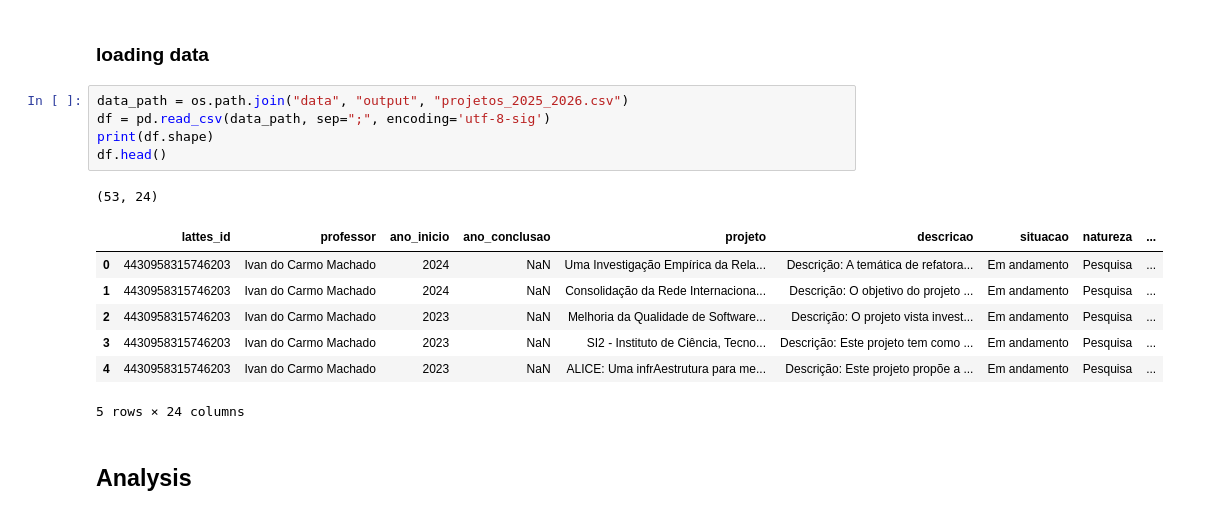
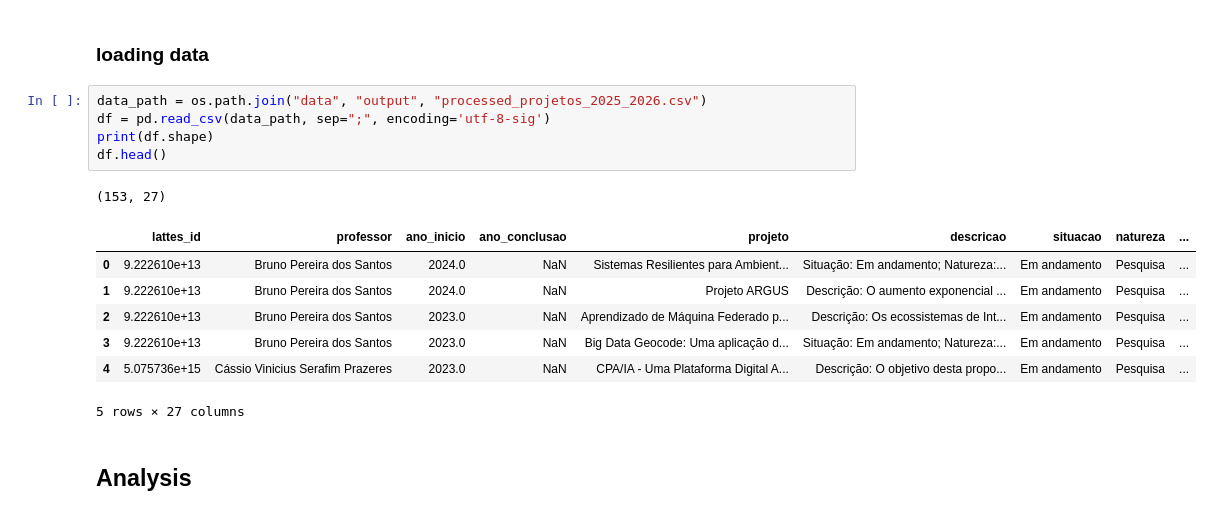
Before and after one commit to fernandanlisboa/analysing_lattes_projects, a Jupyter notebook: analysis.ipynb, the cells around one changed output. Drawn from its saved outputs; the diff is of its cells as text.

```diff
--- a/analysis.ipynb
+++ b/analysis.ipynb
@@ -15,19 +15,19 @@ import seaborn as sns
 # %% [markdown]
 ### loading data
 # %%
-data_path = os.path.join("data", "output", "projetos_2025_2026.csv")
+data_path = os.path.join("data", "output", "processed_projetos_2025_2026.csv")
 df = pd.read_csv(data_path, sep=";", encoding='utf-8-sig')
 print(df.shape)
 df.head()
 # %% [output]
-(53, 24)
+(153, 27)
 |  | lattes_id | professor | ano_inicio | ano_conclusao | projeto | descricao | situacao | natureza | ... |
-| 0 | 4430958315746203 | Ivan do Carmo Machado | 2024 | NaN | Uma Investigação Empírica da Rela... | Descrição: A temática de refatora... | Em andamento | Pesquisa | ... |
-| 1 | 4430958315746203 | Ivan do Carmo Machado | 2024 | NaN | Consolidação da Rede Internaciona... | Descrição: O objetivo do projeto ... | Em andamento | Pesquisa | ... |
-| 2 | 4430958315746203 | Ivan do Carmo Machado | 2023 | NaN | Melhoria da Qualidade de Software... | Descrição: O projeto vista invest... | Em andamento | Pesquisa | ... |
-| 3 | 4430958315746203 | Ivan do Carmo Machado | 2023 | NaN | SI2 - Instituto de Ciência, Tecno... | Descrição: Este projeto tem como ... | Em andamento | Pesquisa | ... |
-| 4 | 4430958315746203 | Ivan do Carmo Machado | 2023 | NaN | ALICE: Uma infrAestrutura para me... | Descrição: Este projeto propõe a ... | Em andamento | Pesquisa | ... |
+| 0 | 9.222610e+13 | Bruno Pereira dos Santos | 2024.0 | NaN | Sistemas Resilientes para Ambient... | Situação: Em andamento; Natureza:... | Em andamento | Pesquisa | ... |
+| 1 | 9.222610e+13 | Bruno Pereira dos Santos | 2024.0 | NaN | Projeto ARGUS | Descrição: O aumento exponencial ... | Em andamento | Pesquisa | ... |
+| 2 | 9.222610e+13 | Bruno Pereira dos Santos | 2023.0 | NaN | Aprendizado de Máquina Federado p... | Descrição: Os ecossistemas de Int... | Em andamento | Pesquisa | ... |
+| 3 | 9.222610e+13 | Bruno Pereira dos Santos | 2023.0 | NaN | Big Data Geocode: Uma aplicação d... | Situação: Em andamento; Natureza:... | Em andamento | Pesquisa | ... |
+| 4 | 5.075736e+15 | Cássio Vinicius Serafim Prazeres | 2023.0 | NaN | CPA/IA - Uma Plataforma Digital A... | Descrição: O objetivo desta propo... | Em andamento | Pesquisa | ... |
-5 rows × 24 columns
+5 rows × 27 columns
 # %% [markdown]
 ## Analysis
 # %% [markdown]
```
Also changed, not shown: parts of 56 cells of this notebook, 3 other files.
